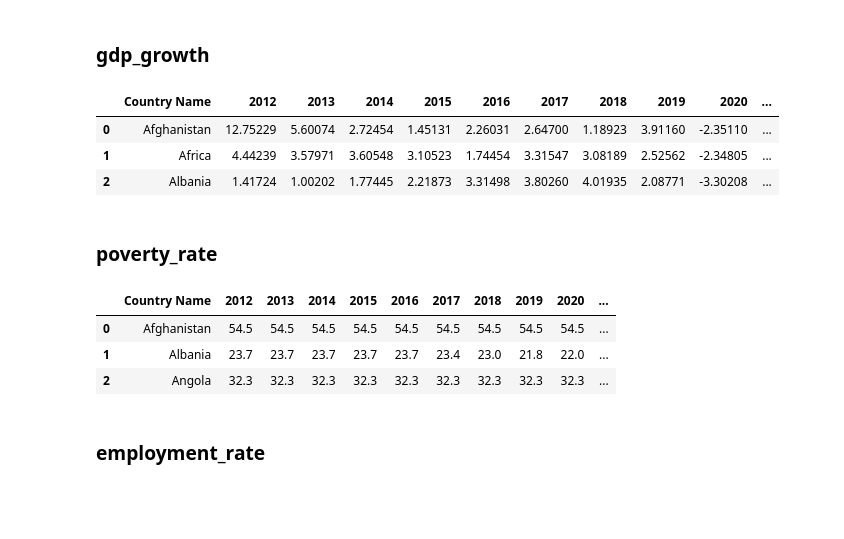
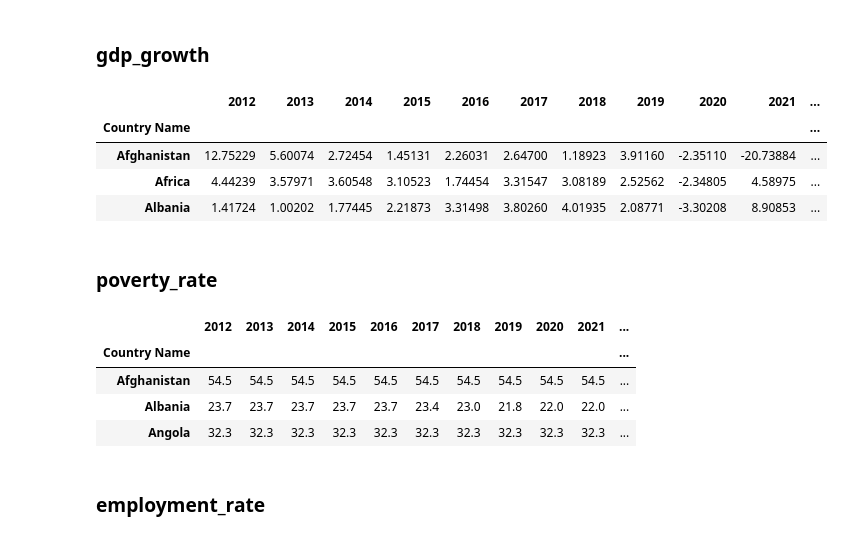
Before and after one commit to JayaWinata/DSC-RASIO-2024-Mawar_Avengers, a Jupyter notebook: etl.ipynb, the cells around one changed output. Cells and saved outputs as stored; diff of their text form; code cells hidden in the pictures; blank space fills up the shorter version.

```diff
--- a/etl.ipynb
+++ b/etl.ipynb
@@ -70,24 +71,29 @@ fdi_net_outflows_original.head(3)
 # %% [markdown]
 ### gdp_growth
 # %%
-gdp_growth = gdp_growth_original.copy()
+gdp_growth_df = gdp_growth_original.copy()
 
 # Drop unnecessary column
-gdp_growth.drop(columns=['Goal', 'Target', 'Indicator', 'SeriesCode', 'SeriesDescription', 'GeoAreaCode', 'Reporting Type', 'Units'], inplace=True)
+gdp_growth_df.drop(columns=['Goal', 'Target', 'Indicator', 'SeriesCode', 'SeriesDescription', 'GeoAreaCode', 'Reporting Type', 'Units'], inplace=True)
 
 # Rename column
-gdp_growth.rename(columns={'GeoAreaName': 'Country Name'}, inplace=True)
+gdp_growth_df.rename(columns={'GeoAreaName': 'Country Name'}, inplace=True)
+gdp_growth_df.columns = gdp_growth_df.columns.str.strip()
 
 # Missing value handling
-gdp_growth[gdp_growth.columns.difference(['Country Name'])] = gdp_growth[gdp_growth.columns.difference(['Country Name'])].fillna(method='ffill', axis=1)
-gdp_growth[gdp_growth.columns.difference(['Country Name'])] = gdp_growth[gdp_growth.columns.difference(['Country Name'])].fillna(method='bfill', axis=1)
+gdp_growth_df[gdp_growth_df.columns.difference(['Country Name'])] = gdp_growth_df[gdp_growth_df.columns.difference(['Country Name'])].fillna(method='ffill', axis=1)
+gdp_growth_df[gdp_growth_df.columns.difference(['Country Name'])] = gdp_growth_df[gdp_growth_df.columns.difference(['Country Name'])].fillna(method='bfill', axis=1)
+
+# Change index
+gdp_growth_df.set_index('Country Name', inplace=True)
 # %%
-gdp_growth.head(3)
+gdp_growth_df.head(3)
 # %% [output]
-|  | Country Name | 2012 | 2013 | 2014 | 2015 | 2016 | 2017 | 2018 | 2019 | 2020 | ... |
-| 0 | Afghanistan | 12.75229 | 5.60074 | 2.72454 | 1.45131 | 2.26031 | 2.64700 | 1.18923 | 3.91160 | -2.35110 | ... |
-| 1 | Africa | 4.44239 | 3.57971 | 3.60548 | 3.10523 | 1.74454 | 3.31547 | 3.08189 | 2.52562 | -2.34805 | ... |
-| 2 | Albania | 1.41724 | 1.00202 | 1.77445 | 2.21873 | 3.31498 | 3.80260 | 4.01935 | 2.08771 | -3.30208 | ... |
+|  | 2012 | 2013 | 2014 | 2015 | 2016 | 2017 | 2018 | 2019 | 2020 | 2021 | ... |
+| Country Name |  |  |  |  |  |  |  |  |  |  | ... |
+| Afghanistan | 12.75229 | 5.60074 | 2.72454 | 1.45131 | 2.26031 | 2.64700 | 1.18923 | 3.91160 | -2.35110 | -20.73884 | ... |
+| Africa | 4.44239 | 3.57971 | 3.60548 | 3.10523 | 1.74454 | 3.31547 | 3.08189 | 2.52562 | -2.34805 | 4.58975 | ... |
+| Albania | 1.41724 | 1.00202 | 1.77445 | 2.21873 | 3.31498 | 3.80260 | 4.01935 | 2.08771 | -3.30208 | 8.90853 | ... |
 # %% [markdown]
 ### poverty_rate
 # %%
@@ -108,10 +118,11 @@ poverty_rate[poverty_rate.columns.difference(['Country Name'])] = poverty_rate[p
 # %%
-poverty_rate.head(3)
+poverty_rate_df.head(3)
 # %% [output]
-|  | Country Name | 2012 | 2013 | 2014 | 2015 | 2016 | 2017 | 2018 | 2019 | 2020 | ... |
-| 0 | Afghanistan | 54.5 | 54.5 | 54.5 | 54.5 | 54.5 | 54.5 | 54.5 | 54.5 | 54.5 | ... |
-| 1 | Albania | 23.7 | 23.7 | 23.7 | 23.7 | 23.7 | 23.4 | 23.0 | 21.8 | 22.0 | ... |
-| 2 | Angola | 32.3 | 32.3 | 32.3 | 32.3 | 32.3 | 32.3 | 32.3 | 32.3 | 32.3 | ... |
+|  | 2012 | 2013 | 2014 | 2015 | 2016 | 2017 | 2018 | 2019 | 2020 | 2021 | ... |
+| Country Name |  |  |  |  |  |  |  |  |  |  | ... |
+| Afghanistan | 54.5 | 54.5 | 54.5 | 54.5 | 54.5 | 54.5 | 54.5 | 54.5 | 54.5 | 54.5 | ... |
+| Albania | 23.7 | 23.7 | 23.7 | 23.7 | 23.7 | 23.4 | 23.0 | 21.8 | 22.0 | 22.0 | ... |
+| Angola | 32.3 | 32.3 | 32.3 | 32.3 | 32.3 | 32.3 | 32.3 | 32.3 | 32.3 | 32.3 | ... |
 # %% [markdown]
 ### employment_rate
 # %%
```
Also changed, not shown: parts of 22 cells of this notebook, 1 other file.
